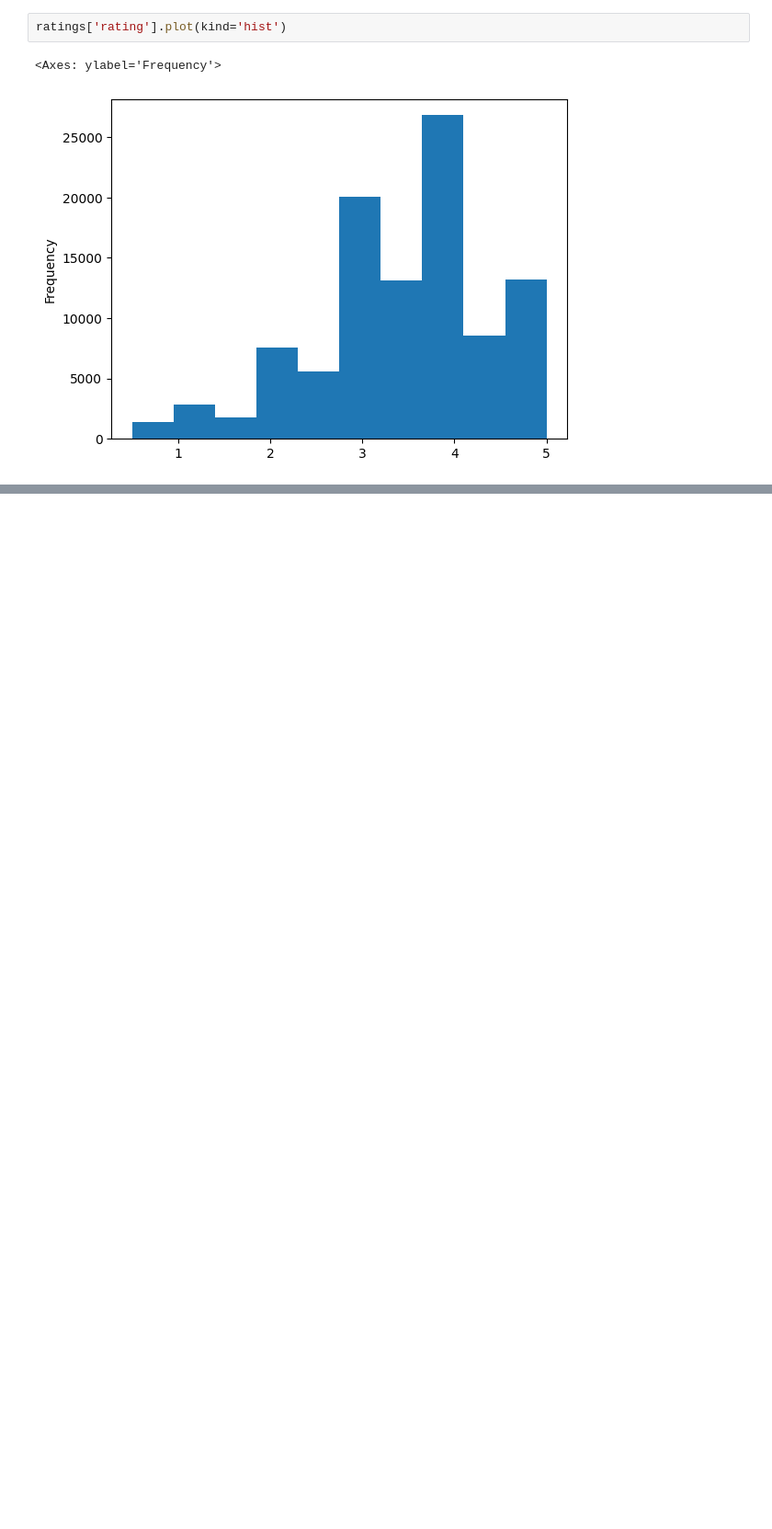
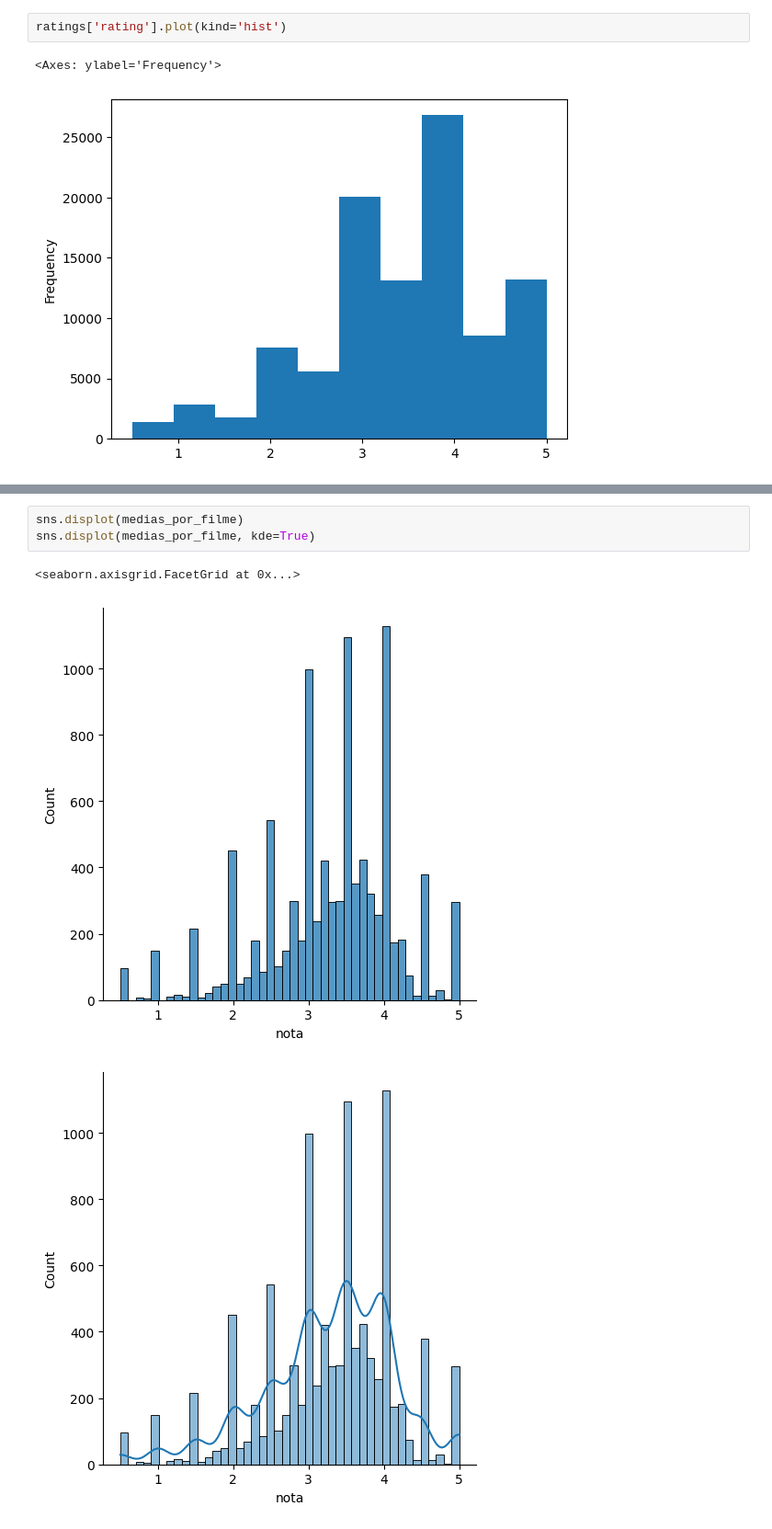
Before and after one commit to fellipetenorio/alura-data-science, a Jupyter notebook: ratings.ipynb, the cells around one changed output, grey strips where cells are left out. Shown at 92% size. Drawn from its saved outputs; the diff is of its cells as text; blank space fills up the shorter version.

```diff
--- a/ratings.ipynb
+++ b/ratings.ipynb
@@ -60,0 +235,7 @@ ratings['rating'].plot(kind='hist')
+# %%
+sns.displot(medias_por_filme)
+sns.displot(medias_por_filme, kde=True)
+# %% [output]
+<seaborn.axisgrid.FacetGrid at 0x...>
+[figure, added]
+[figure, added]
```
Also changed, not shown: parts of 24 cells of this notebook.
